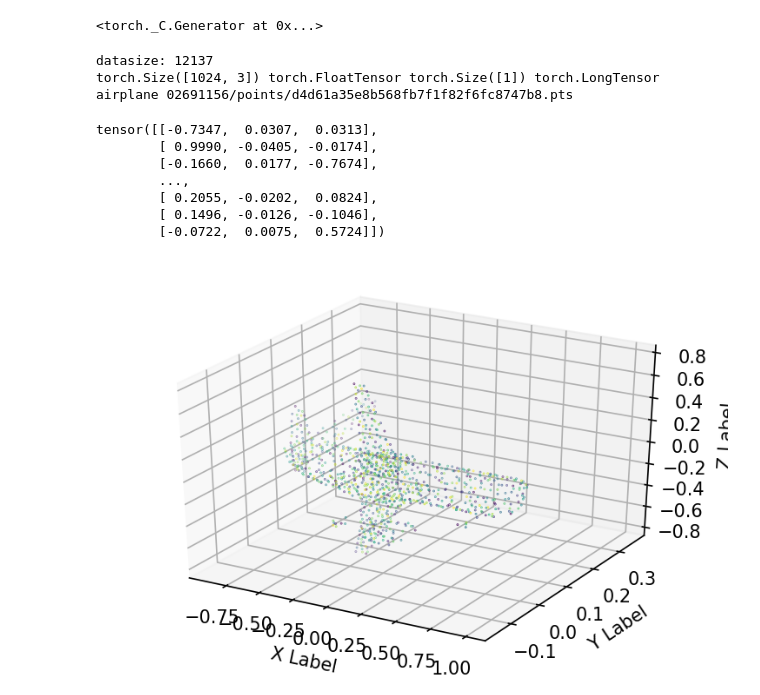
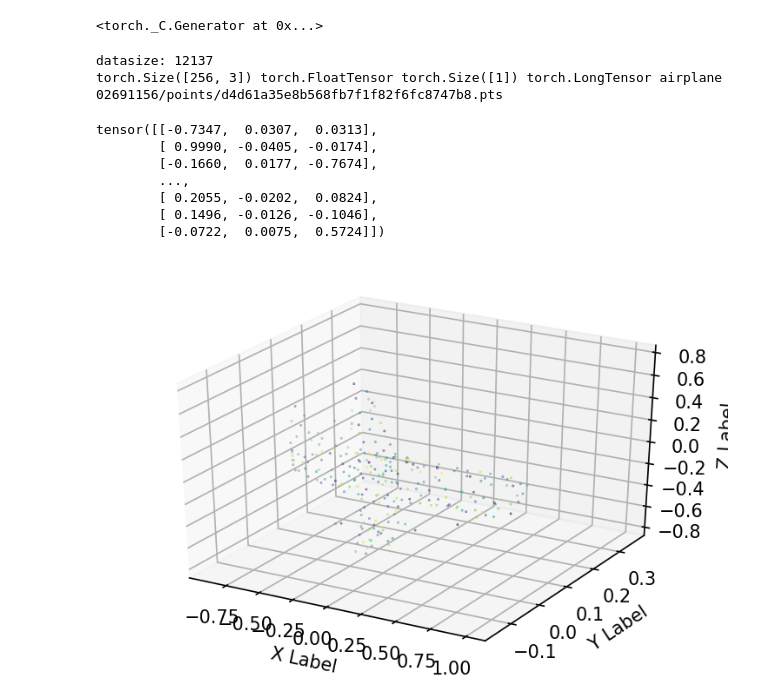
Before and after one commit to codearxiv/Files, a Jupyter notebook: pointAlign/pointAlign.ipynb, the cells around one changed output. Drawn from its saved outputs; the diff is of its cells as text; code cells hidden in the pictures.

```diff
--- a/pointAlign/pointAlign.ipynb
+++ b/pointAlign/pointAlign.ipynb
@@ -100,6 +100,7 @@ def random_rotation_matrix():
     return M
 # %%
 root = os.getcwd()
+NPT = 2**8
 
 # choose dataset name from 'shapenetcorev2', 'shapenetpart', 'modelnet40' and 'modelnet10'
 dataset_name = 'shapenetpart'
@@ -108,7 +109,7 @@ dataset_name = 'shapenetpart'
 # only shapenetcorev2 and shapenetpart dataset support 'trainval' and 'val'
 split = 'train'
 
-d = dataset.Dataset(root=root, dataset_name=dataset_name, num_points=1024, split=split, random_rotate=False)
+d = dataset.Dataset(root=root, dataset_name=dataset_name, num_points=NPT, split=split, random_rotate=False)
 print("datasize:", d.__len__())
 
 item = 0
@@ -116,7 +117,7 @@ ps, lb, n, f = d[item]
 print(ps.size(), ps.type(), lb.size(), lb.type(), n, f)
 # %% [output]
 datasize: 12137
-torch.Size([1024, 3]) torch.FloatTensor torch.Size([1]) torch.LongTensor airplane 02691156/points/d4d61a35e8b568fb7f1f82f6fc8747b8.pts
+torch.Size([256, 3]) torch.FloatTensor torch.Size([1]) torch.LongTensor airplane 02691156/points/d4d61a35e8b568fb7f1f82f6fc8747b8.pts
 # %%
 #torch.save(ps, 'tensor.pt')
 # %%
@@ -134,25 +136,28 @@ tensor([[-0.7347,  0.0307,  0.0313],
 def randrange(n, vmin, vmax):
     return (vmax - vmin)*np.random.rand(n) + vmin
 
-fig = plt.figure(dpi=150)
-ax = fig.add_subplot(111, projection='3d')
+def plot_points(pts):
+    fig = plt.figure(dpi=150)
+    ax = fig.add_subplot(111, projection='3d')
 
-#M = torch.from_numpy( random_rotation_matrix() ).float()
-#ps = torch.mm(ps, M)
 
-xs = ps[:,0]
-ys = ps[:,1]
-zs = ps[:,2]
-cs = np.arange(ps.size()[0])
-ax.scatter(xs, ys, zs, s=0.1, c=cs, marker='o')
+    xs = pts[:,0]
+    ys = pts[:,1]
+    zs = pts[:,2]
+    cs = np.arange(pts.size()[0])
+    ax.scatter(xs, ys, zs, s=0.1, c=cs, marker='o')
 
-ax.set_xlabel('X Label')
-ax.set_ylabel('Y Label')
-ax.set_zlabel('Z Label')
+    ax.set_xlabel('X Label')
+    ax.set_ylabel('Y Label')
+    ax.set_zlabel('Z Label')
 
-plt.show()
+    plt.show()
-# %% [output]
-[figure, removed]
+# %%
+#M = torch.from_numpy( random_rotation_matrix() ).float()
+#ps = torch.mm(ps, M)
+plot_points(ps)
+# %% [output]
+[figure, added]
 # %%
 class CustomDataset(Dataset):
     def __init__(self, x_tensor, y_tensor):
```
Also changed, not shown: parts of 14 cells of this notebook.
